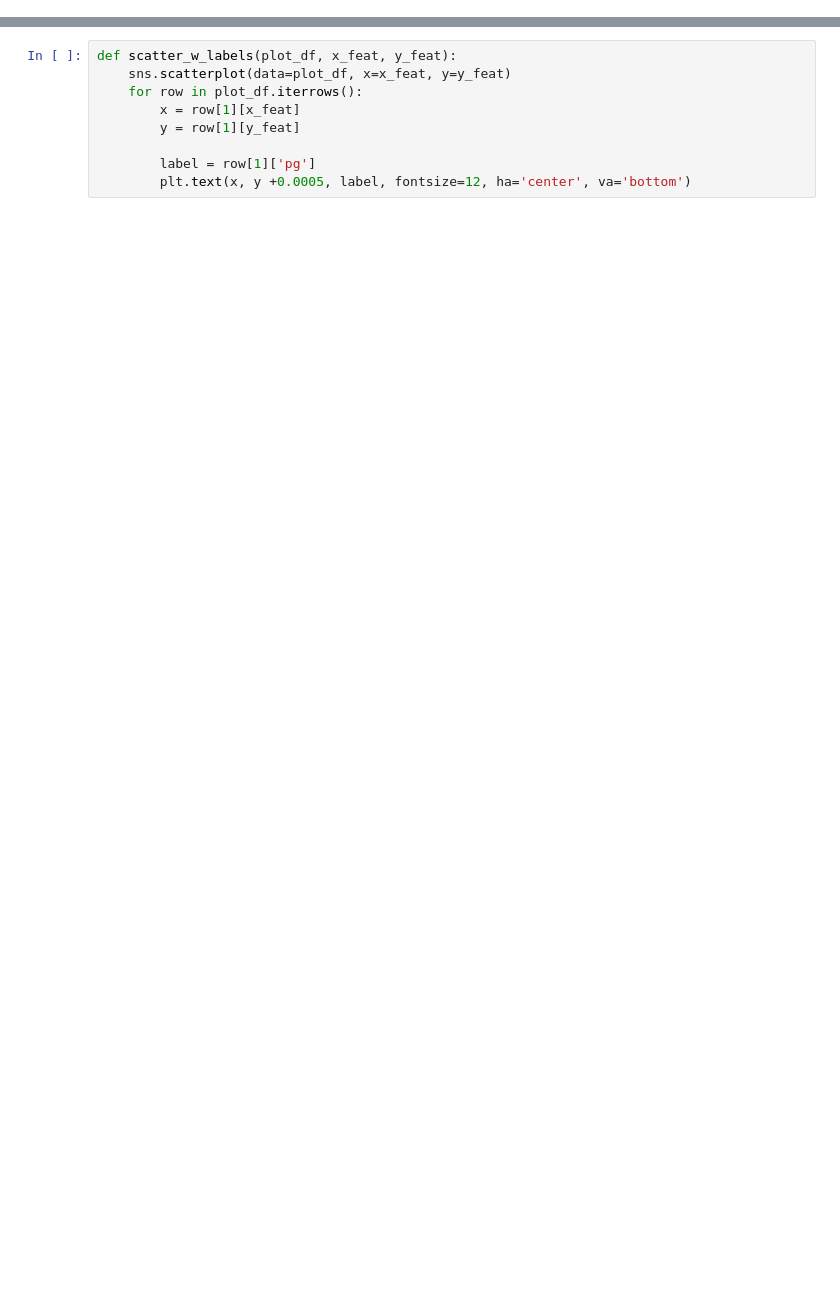
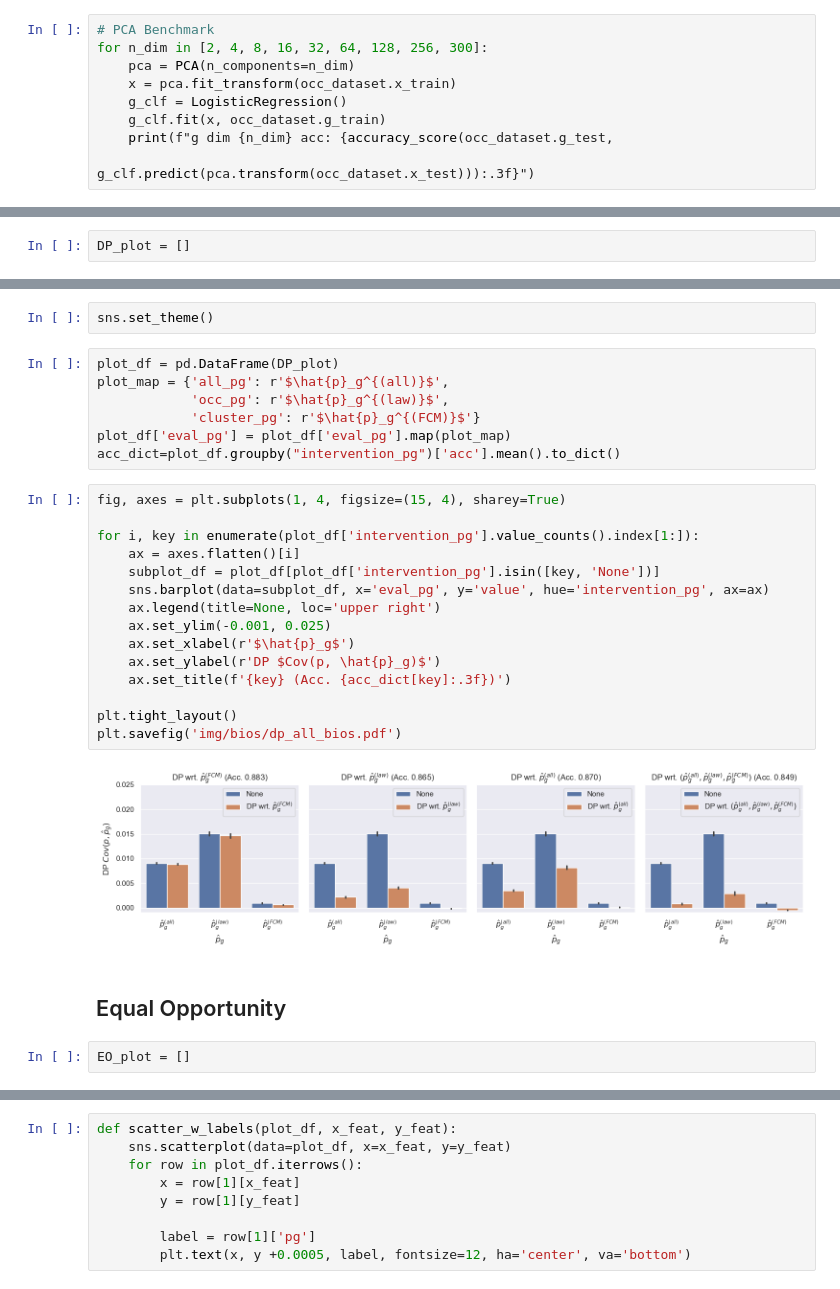
Before and after one commit to heyyjudes/formalizing-fairness-for-stereotypes, a Jupyter notebook: Bios.ipynb, the cells around one changed output, grey strips where cells are left out. Saved outputs shown, nothing was run; the diff lists cells and outputs as text; blank space fills up the shorter version.

```diff
--- a/Bios.ipynb
+++ b/Bios.ipynb
@@ -48,0 +126,9 @@ Please also refer to the documentation for alternative solver options:
+# %%
+# PCA Benchmark
+for n_dim in [2, 4, 8, 16, 32, 64, 128, 256, 300]:
+    pca = PCA(n_components=n_dim)
+    x = pca.fit_transform(occ_dataset.x_train)
+    g_clf = LogisticRegression()
+    g_clf.fit(x, occ_dataset.g_train)
+    print(f"g dim {n_dim} acc: {accuracy_score(occ_dataset.g_test,
+                                              g_clf.predict(pca.transform(occ_dataset.x_test))):.3f}")
@@ -48,0 +289,2 @@ Please also refer to the documentation for alternative solver options:
+# %%
+DP_plot = []
@@ -48,0 +394,30 @@ Please also refer to the documentation for alternative solver options:
+# %%
+sns.set_theme()
+# %%
+plot_df = pd.DataFrame(DP_plot)
+plot_map = {'all_pg': r'$\hat{p}_g^{(all)}$',
+            'occ_pg': r'$\hat{p}_g^{(law)}$',
+            'cluster_pg': r'$\hat{p}_g^{(FCM)}$'}
+plot_df['eval_pg'] = plot_df['eval_pg'].map(plot_map)
+acc_dict=plot_df.groupby("intervention_pg")['acc'].mean().to_dict()
+# %%
+fig, axes = plt.subplots(1, 4, figsize=(15, 4), sharey=True)
+
+for i, key in enumerate(plot_df['intervention_pg'].value_counts().index[1:]):
+    ax = axes.flatten()[i]
+    subplot_df = plot_df[plot_df['intervention_pg'].isin([key, 'None'])]
+    sns.barplot(data=subplot_df, x='eval_pg', y='value', hue='intervention_pg', ax=ax)
+    ax.legend(title=None, loc='upper right')
+    ax.set_ylim(-0.001, 0.025)
+    ax.set_xlabel(r'$\hat{p}_g$')
+    ax.set_ylabel(r'DP $Cov(p, \hat{p}_g)$')
+    ax.set_title(f'{key} (Acc. {acc_dict[key]:.3f})')
+
+plt.tight_layout()
+plt.savefig('img/bios/dp_all_bios.pdf')
+# %% [output]
+[figure, added]
+# %% [markdown]
+## Equal Opportunity
+# %%
+EO_plot = []
```
Also changed, not shown: parts of 42 cells of this notebook, 6 other files.
